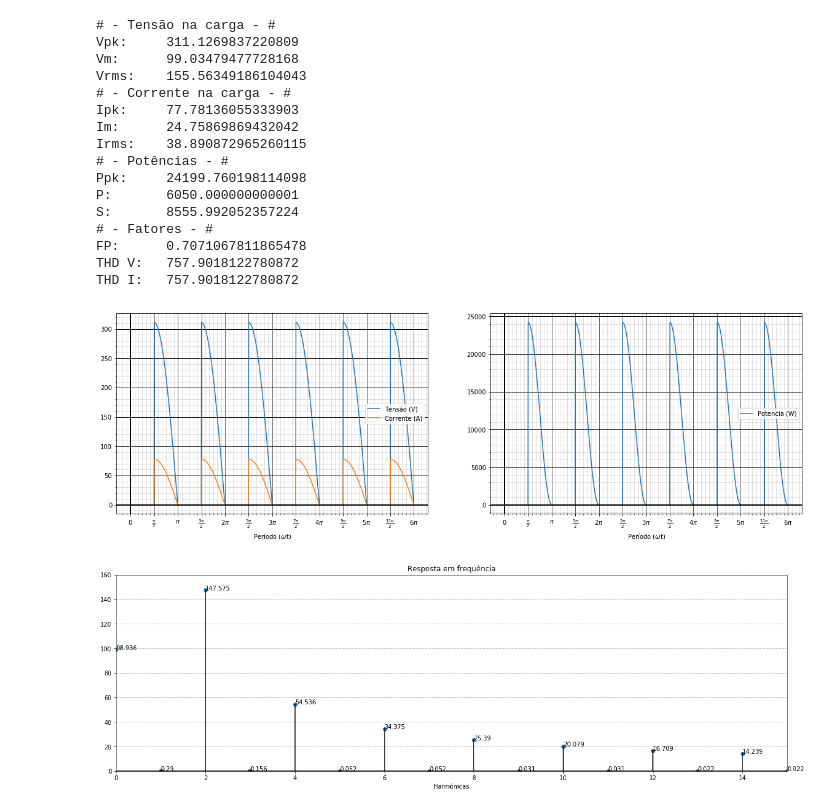
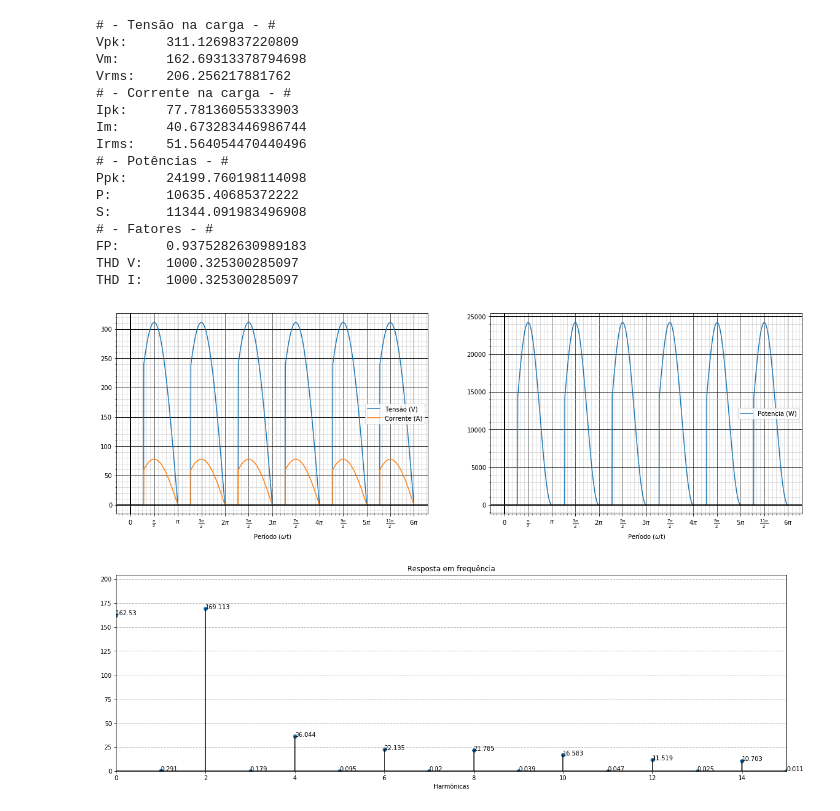
Before and after one commit to diesson/retificadores_python, a Jupyter notebook: 14 Retificador controlado de onda completa (Carga R).ipynb, the cells around one changed output. Saved outputs shown, nothing was run; the diff lists cells and outputs as text; code cells hidden in the pictures.

```diff
--- a/14 Retificador controlado de onda completa (Carga R).ipynb
+++ b/14 Retificador controlado de onda completa (Carga R).ipynb
@@ -16,7 +16,7 @@ V_pk = 220*sqrt(2)
 R = 4
 
 T = 2*pi
-a = 90*(2*pi/360)
+a = 50*(2*pi/360)
 b = pi
 
 func_v = f'{V_pk}*sin(x)*({degrau(a, b, 1, -2)} + {degrau(b, b+a, 1, -1)})'
@@ -26,41 +26,41 @@ V_rms = calculo_rms(func_v)
 func_i = '(' + func_v + f')/{R}'
 I_media = calculo_medio(func_i)
 I_rms = calculo_rms(func_i)
 I_pk = calculo_pk(func_i)
 
 func_p = '(' + func_v + ')*(' + func_i + ')'
 P = calculo_medio(func_p)
 S = I_rms*V_pk/sqrt(2)
 P_pk = calculo_pk(func_p)
 
 FP = P/S
 thdV = calculo_thd(func_v, T)
 thdI = calculo_thd(func_i, T)
 
 print("# - Tensão na carga - #"   , "\nVpk:\t"  , V_pk, "\nVm: \t"  , V_media, "\nVrms: \t", V_rms)
 print("# - Corrente na carga - #" , "\nIpk: \t" , I_pk, "\nIm: \t"  , I_media, "\nIrms: \t", I_rms)
 print("# - Potências - #"         , "\nPpk:\t"  , P_pk, "\nP: \t"   , P      , "\nS: \t"   , S)
 print("# - Fatores - #"           , "\nFP:\t"   , FP  , "\nTHD V:\t", thdV   , "\nTHD I:\t", thdI)
 
 plot_info(func_v, func_i, xlim=(0, T))
 fig, (ax2) = plt.subplots(1, 1, figsize=(20, 6), sharey=True, sharex=True)
 plot_fft(func_v, ax2, T=2*np.pi, n_harmonicas = 15)
 # %% [output]
 # - Tensão na carga - #
 Vpk:     311.1269837220809
-Vm:      99.03479477728168
-Vrms:    155.56349186104043
+Vm:      162.69313378794698
+Vrms:    206.256217881762
 # - Corrente na carga - #
 Ipk:     77.78136055333903
-Im:      24.75869869432042
-Irms:    38.890872965260115
+Im:      40.673283446986744
+Irms:    51.564054470440496
 # - Potências - #
 Ppk:     24199.760198114098
-P:       6050.000000000001
-S:       8555.992052357224
+P:       10635.40685372222
+S:       11344.091983496908
 # - Fatores - #
-FP:      0.7071067811865478
-THD V:   757.9018122780872
-THD I:   757.9018122780872
+FP:      0.9375282630989183
+THD V:   1000.325300285097
+THD I:   1000.325300285097
-[figure, old version]
+[figure, new version]
-[figure, old version]
+[figure, new version]
```
Also changed, not shown: parts of 1 cell of this notebook, 3 other files.
